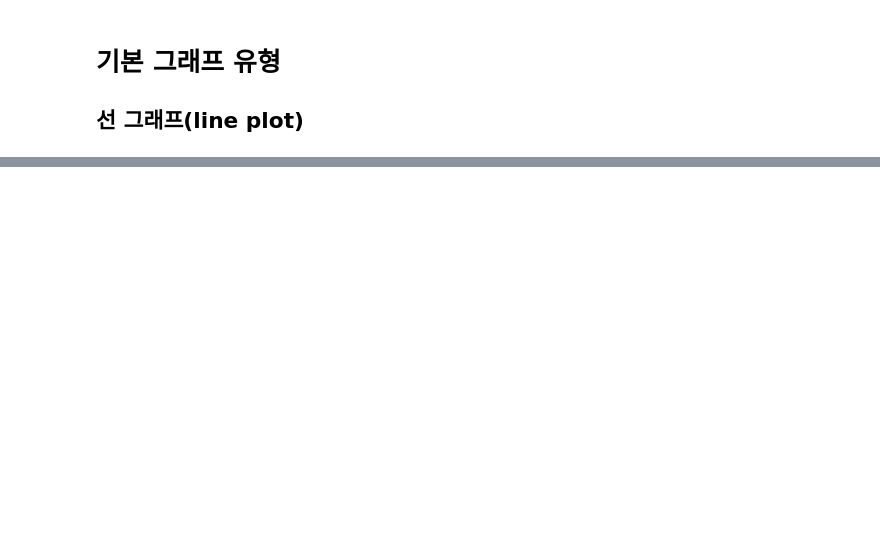
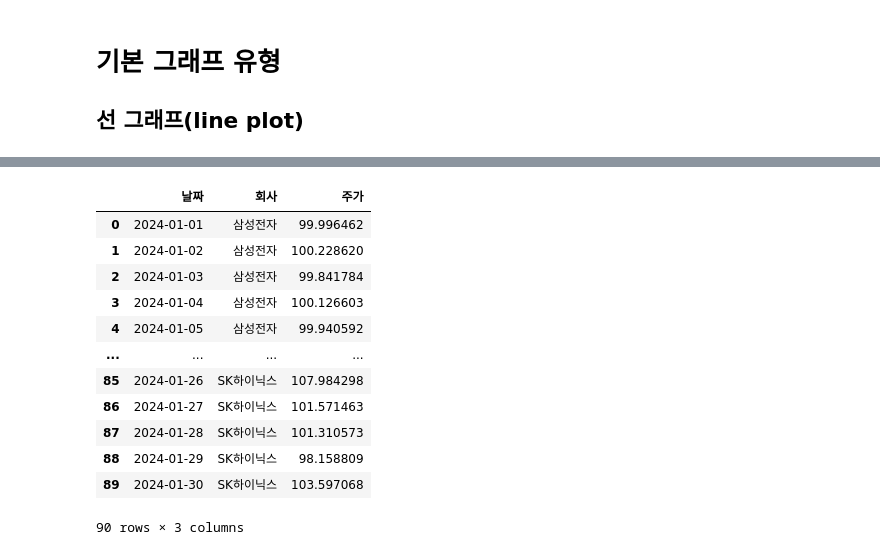
Before and after one commit to oakilae-droid/big0611, a Jupyter notebook: py/p02_데이터분석및시각화/ch06_plotly/ex02_기본그래프유형.ipynb, the cells around one changed output, grey strips where cells are left out. Cells and saved outputs as stored; diff of their text form; code cells hidden in the pictures; blank space fills up the shorter version.

```diff
--- a/py/p02_데이터분석및시각화/ch06_plotly/ex02_기본그래프유형.ipynb
+++ b/py/p02_데이터분석및시각화/ch06_plotly/ex02_기본그래프유형.ipynb
@@ -47,9 +47,29 @@ fig.show()
 # %%
 # 2. 다중 선 그래프
 companies = ['삼성전자', 'LG전자', 'SK하이닉스']
 stock_data = []
 
 for company in companies:
     for i, date in enumerate(dates):
         price = 100 + np.cumsum(np.random.randn(1))[0] * (i + 1) / 10
-        stock_data.append()
+        stock_data.append({
+            '날짜': date,
+            '회사': company,
+            '주가': price
+        })
+df_stocks = pd.DataFrame(stock_data)
+df_stocks
+# %% [output]
+|  | 날짜 | 회사 | 주가 |
+| 0 | 2024-01-01 | 삼성전자 | 99.996462 |
+| 1 | 2024-01-02 | 삼성전자 | 100.228620 |
+| 2 | 2024-01-03 | 삼성전자 | 99.841784 |
+| 3 | 2024-01-04 | 삼성전자 | 100.126603 |
+| 4 | 2024-01-05 | 삼성전자 | 99.940592 |
+| ... | ... | ... | ... |
+| 85 | 2024-01-26 | SK하이닉스 | 107.984298 |
+| 86 | 2024-01-27 | SK하이닉스 | 101.571463 |
+| 87 | 2024-01-28 | SK하이닉스 | 101.310573 |
+| 88 | 2024-01-29 | SK하이닉스 | 98.158809 |
+| 89 | 2024-01-30 | SK하이닉스 | 103.597068 |
+90 rows × 3 columns
```
Also changed, not shown: parts of 4 cells of this notebook.
